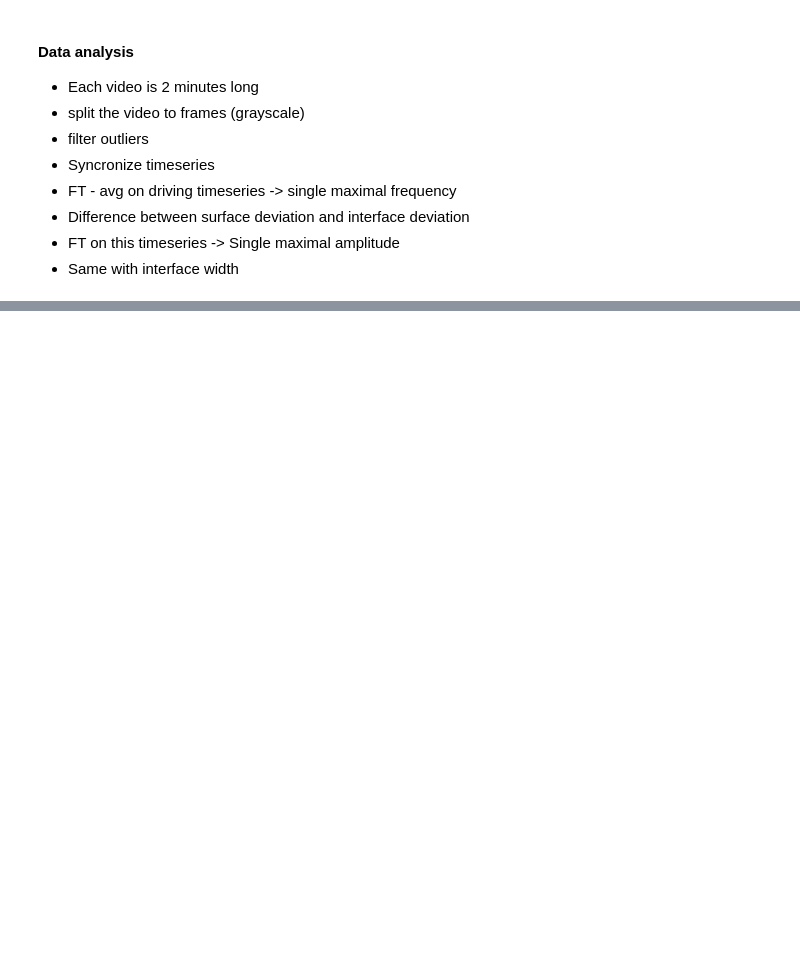
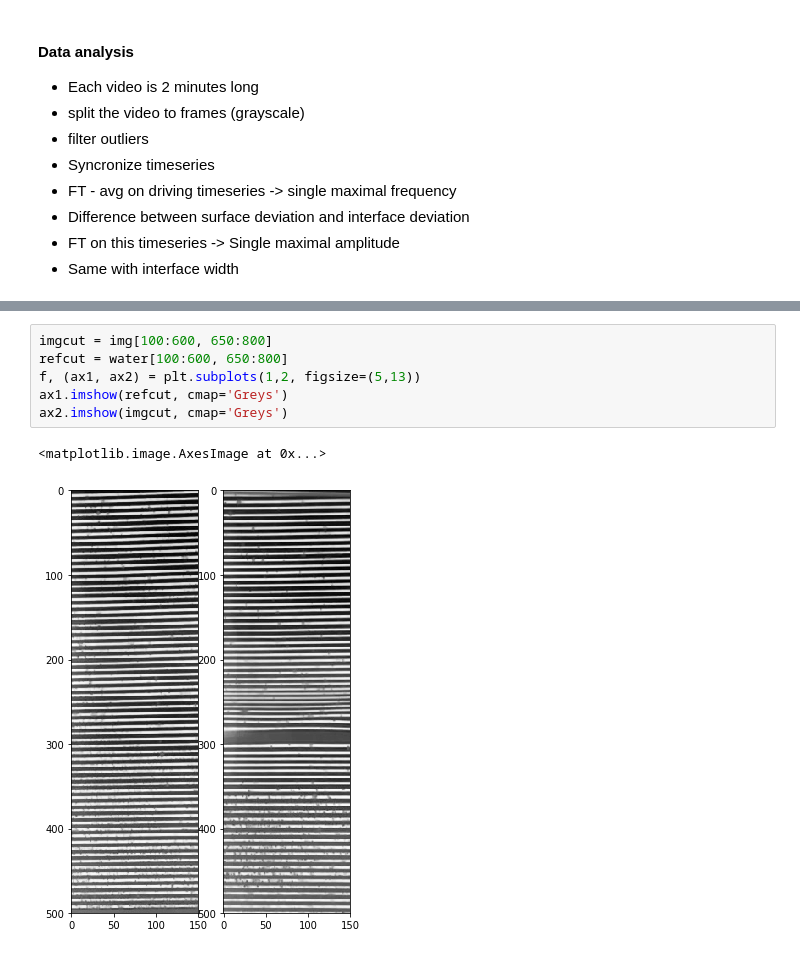
Before and after one commit to balintkaszas/boSchlieren, a Jupyter notebook: 0419.ipynb, the cells around one changed output, grey strips where cells are left out. Drawn from its saved outputs; the diff is of its cells as text; blank space fills up the shorter version.

```diff
--- a/0419.ipynb
+++ b/0419.ipynb
@@ -100,0 +130,9 @@ while success:
+# %%
+imgcut = img[100:600, 650:800]
+refcut = water[100:600, 650:800]
+f, (ax1, ax2) = plt.subplots(1,2, figsize=(5,13))
+ax1.imshow(refcut, cmap='Greys')
+ax2.imshow(imgcut, cmap='Greys')
+# %% [output]
+<matplotlib.image.AxesImage at 0x...>
+[figure, added]
```
Also changed, not shown: parts of 20 cells of this notebook.
